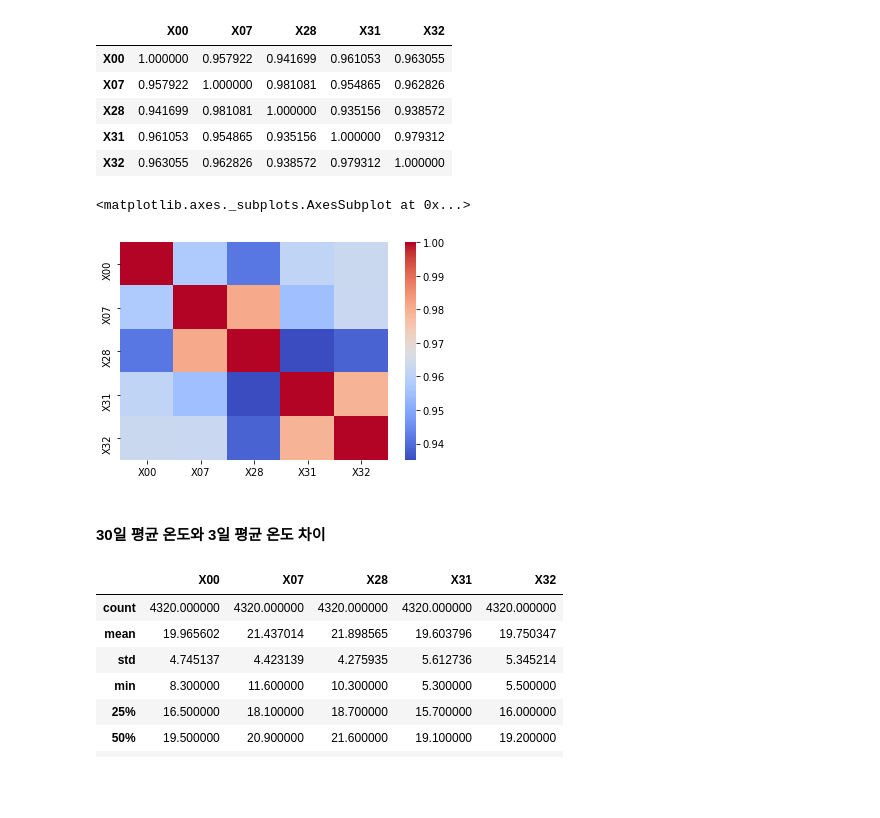
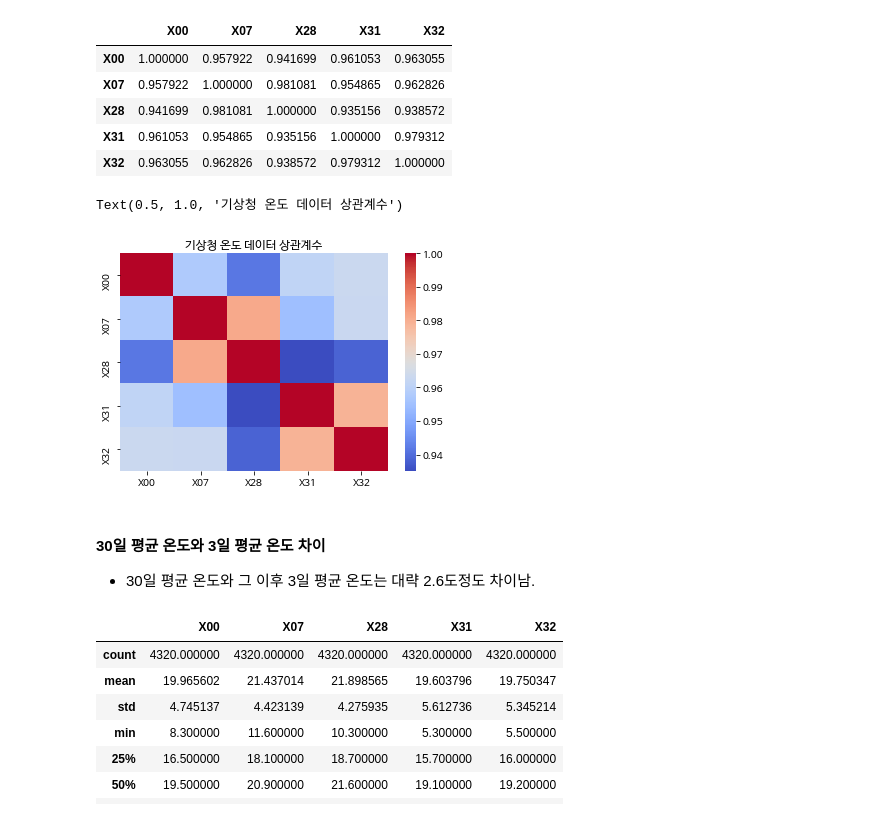
Before and after one commit to YunjinPark/dacon_temperature_forecasts, a Jupyter notebook: eda.ipynb, the cells around one changed output. Cells and saved outputs as stored; diff of their text form; code cells hidden in the pictures; blank space fills up the shorter version.

```diff
--- a/eda.ipynb
+++ b/eda.ipynb
@@ -31,9 +10,0 @@ Archive:  NotoSansCJKkr-hinted.zip
-# %%
-import matplotlib.pyplot as plt
-import matplotlib.font_manager as fm
-
-font_dirs = ['/usr/share/fonts/truetype']
-font_files = fm.findSystemFonts(fontpaths=font_dirs)
-font_list = fm.createFontList(font_files)
-fm.fontManager.ttflist.extend(font_list)
-plt.rcParams['font.family'] = "Noto Sans CJK KR"
@@ -62,0 +11,6 @@ Part3: Predictive Modeling
+# %%
+import matplotlib.font_manager as fm
+
+!apt-get install fonts-nanum
+fm.fontManager.addfont('/usr/share/fonts/truetype/nanum/NanumBarunGothic.ttf')
+plt.rcParams['font.family'] = "NanumBarunGothic"
@@ -215,12 +158,13 @@ df[x_col].corr()
 | X31 | 0.961053 | 0.954865 | 0.935156 | 1.000000 | 0.979312 |
 | X32 | 0.963055 | 0.962826 | 0.938572 | 0.979312 | 1.000000 |
 # %%
-sns.heatmap(df[x_col].corr(), cmap='coolwarm')
+sns.heatmap(df[x_col].corr(), cmap='coolwarm').set_title('기상청 온도 데이터 상관계수')
 # %% [output]
-<matplotlib.axes._subplots.AxesSubplot at 0x...>
+Text(0.5, 1.0, '기상청 온도 데이터 상관계수')
-[figure, old version]
+[figure, new version]
 # %% [markdown]
 #### 30일 평균 온도와 3일 평균 온도 차이
+- 30일 평균 온도와 그 이후 3일 평균 온도는 대략 2.6도정도 차이남.
 # %%
 df[x_col][:n].describe()
 # %% [output]
```
Also changed, not shown: parts of 51 cells of this notebook.
